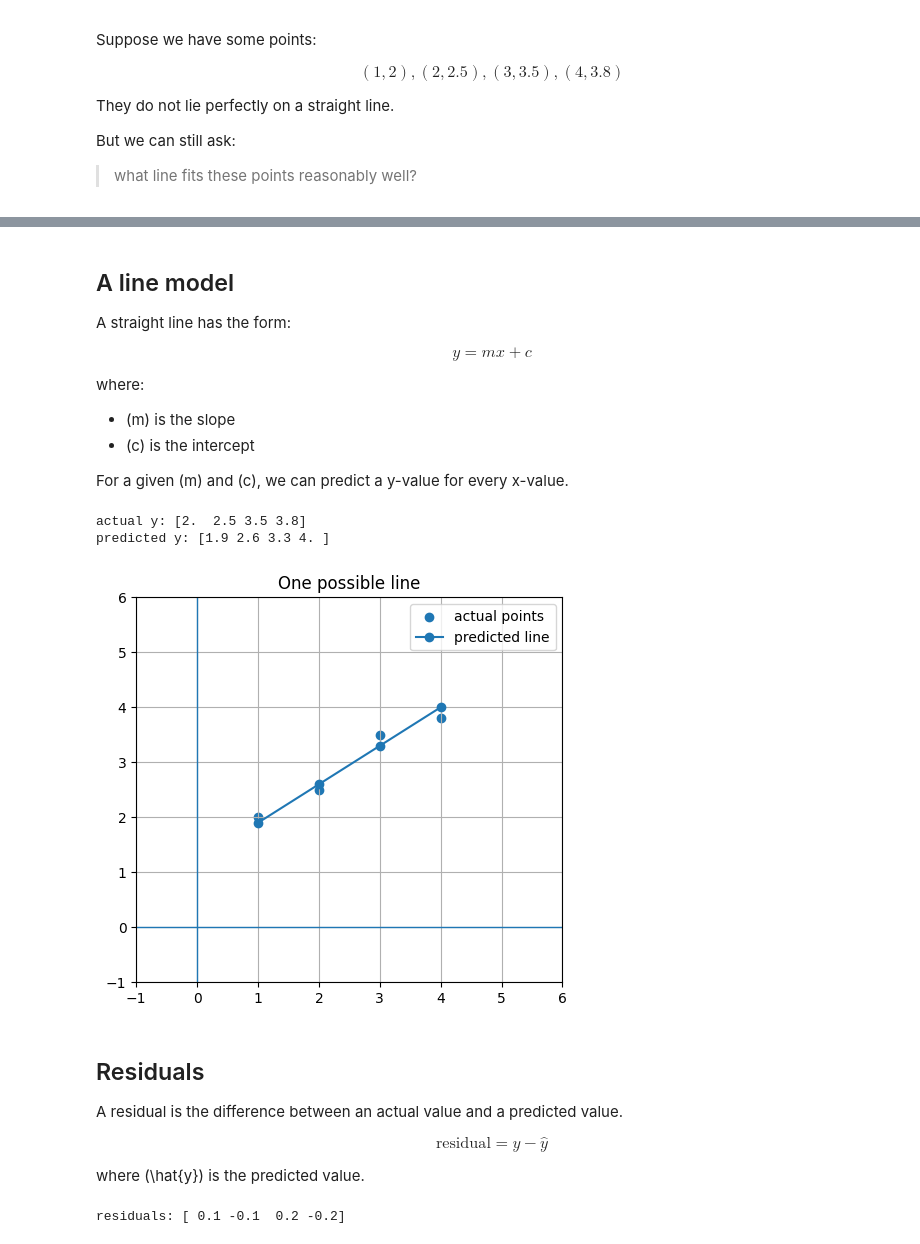
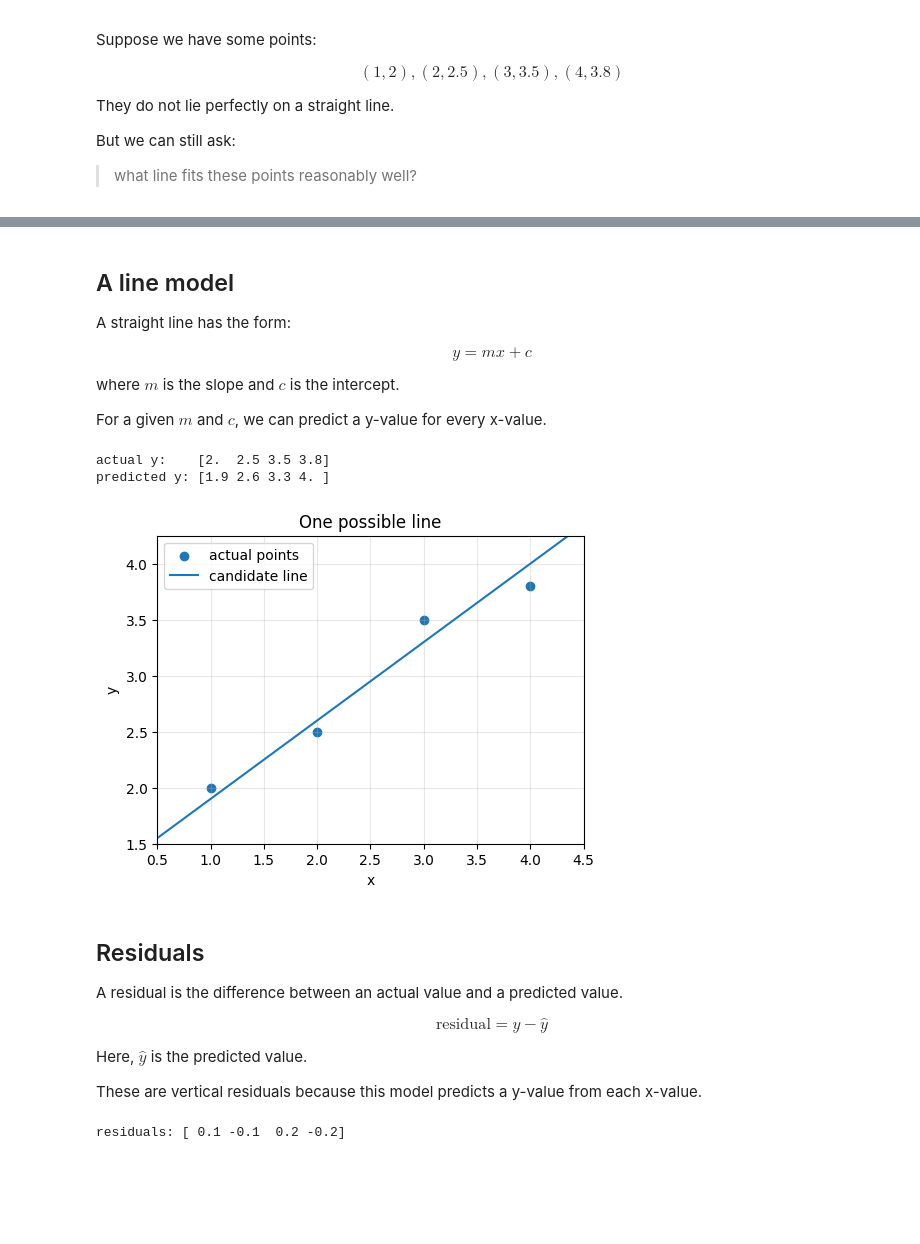
Before and after one commit to AnthonyPWatts/imperial-ai-coursework, a Jupyter notebook: maths-refresh/06-intro-to-least-squares.ipynb, the cells around one changed output, grey strips where cells are left out. Drawn from its saved outputs; the diff is of its cells as text; code cells hidden in the pictures; blank space fills up the shorter version.

```diff
--- a/maths-refresh/06-intro-to-least-squares.ipynb
+++ b/maths-refresh/06-intro-to-least-squares.ipynb
@@ -17,14 +19,24 @@ import numpy as np
 import matplotlib.pyplot as plt
 
 
-def setup_plot(xlim=(-1, 6), ylim=(-1, 6), figsize=(5.5, 5)):
+def setup_plot(title, xlim=(0.5, 4.5), ylim=(1.5, 4.25), figsize=(5.5, 4)):
     fig, ax = plt.subplots(figsize=figsize)
     ax.set_xlim(*xlim)
     ax.set_ylim(*ylim)
-    ax.grid(True)
-    ax.axhline(0, linewidth=1)
-    ax.axvline(0, linewidth=1)
+    ax.grid(True, alpha=0.3)
+    ax.set_xlabel("x")
+    ax.set_ylabel("y")
+    ax.set_title(title)
     return fig, ax
+
+
+def predict_line(x_values, slope, intercept):
+    return slope * x_values + intercept
+
+
+def sum_squared_errors(actual, predicted):
+    residuals = actual - predicted
+    return np.sum(residuals ** 2)
 # %% [markdown]
 ## A simple fitting problem
 
@@ -59,18 +70,15 @@ $$
 y = mx + c
 $$
 
-where:
+where $m$ is the slope and $c$ is the intercept.
 
-- \(m\) is the slope
-- \(c\) is the intercept
-
-For a given \(m\) and \(c\), we can predict a y-value for every x-value.
+For a given $m$ and $c$, we can predict a y-value for every x-value.
 # %%
-m = 0.7
-c = 1.2
+first_m = 0.7
+first_c = 1.2
 
-predicted_y = m * x + c
+first_predicted_y = predict_line(x, first_m, first_c)
 
-print("actual y:", y)
-print("predicted y:", predicted_y)
+print("actual y:   ", y)
+print("predicted y:", first_predicted_y)
 # %% [output]
@@ -78,15 +86,15 @@ actual y: [2.  2.5 3.5 3.8]
 predicted y: [1.9 2.6 3.3 4. ]
 # %%
-fig, ax = setup_plot()
+line_x = np.linspace(0.5, 4.5, 100)
+line_y = predict_line(line_x, first_m, first_c)
 
+fig, ax = setup_plot("One possible line")
 ax.scatter(x, y, label="actual points")
-ax.plot(x, predicted_y, marker="o", label="predicted line")
-
+ax.plot(line_x, line_y, label="candidate line")
 ax.legend()
-ax.set_title("One possible line")
 plt.show()
 # %% [output]
-[figure, old version]
+[figure, new version]
 # %% [markdown]
 ## Residuals
 
@@ -96,5 +104,7 @@ $$
 \text{residual} = y - \hat{y}
 $$
 
-where \(\hat{y}\) is the predicted value.
+Here, $\hat{y}$ is the predicted value.
+
+These are vertical residuals because this model predicts a y-value from each x-value.
 # %%
```
Also changed, not shown: parts of 23 cells of this notebook, 9 other files.
